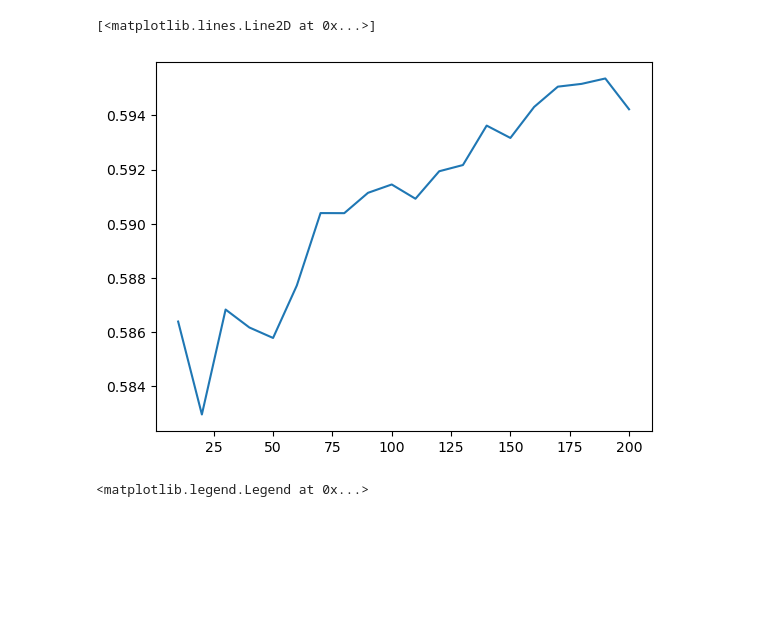
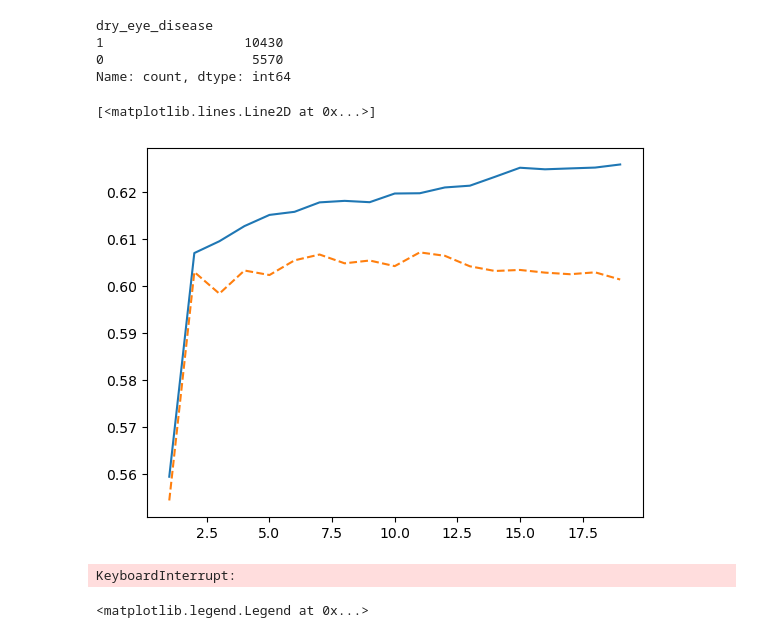
Before and after one commit to debanjan-cosmo/Erdos_Data_Science_Project_2025, a Jupyter notebook: 05_Random_Forest.ipynb, the cells around one changed output. Saved outputs shown, nothing was run; the diff lists cells and outputs as text; code cells hidden in the pictures; blank space fills up the shorter version.

```diff
--- a/05_Random_Forest.ipynb
+++ b/05_Random_Forest.ipynb
@@ -74,11 +76,11 @@ for col in categorical_columns:
 
 print(df.columns.tolist())
 
-#omit_cols = ['blood_pressure', 'systolic', 'diastolic']
-omit_cols = ['blood_pressure', 'systolic', 'diastolic', 'medical_issue',\
-    'stress_level', 'ongoing_medication', 'age', 'smart_device_before_bed',\
-        'blue-light_filter', 'daily_steps', 'sleep_quality', 'smoking',\
-            'sleep_duration', 'feel_sleepy_during_day', 'heart_rate', 'height']
+omit_cols = ['blood_pressure', 'systolic', 'diastolic']
+# omit_cols = ['blood_pressure', 'systolic', 'diastolic', 'medical_issue',\
+#     'stress_level', 'ongoing_medication', 'age', 'smart_device_before_bed',\
+#         'blue-light_filter', 'daily_steps', 'sleep_quality', 'smoking',\
+#             'sleep_duration', 'feel_sleepy_during_day', 'heart_rate', 'height']
 df = df.drop(columns=omit_cols)
 # %% [output]
 Types of variables in bp_category: 3
@@ -110,24 +112,35 @@ X = df.drop(columns=target_cols)
 X_train, X_test, y_train, y_test = train_test_split(
     X, y, test_size=0.2, random_state=42, stratify=y
 )
+# %%
+y_train.value_counts()
+# %% [output]
+dry_eye_disease
+1                  10430
+0                   5570
+Name: count, dtype: int64
 # %%
 scores = []
 
-for n in range(10, 201, 10):
-    rf = RandomForestClassifier(n_estimators=n, random_state=1)
+for n in range(1, 20):
+    rf = RandomForestClassifier(n_estimators=n, max_depth=4, min_samples_leaf=5, random_state=306)
     rf.fit(X_train, y_train)
 
-    y_pred = rf.predict_proba(X_test)[:, 1]
-    auc = roc_auc_score(y_test, y_pred)
+    y_pred_test = rf.predict_proba(X_test)[:, 1]
+    auc_test = roc_auc_score(y_test, y_pred_test)
 
-    scores.append((n, auc))
+    y_pred = rf.predict_proba(X_train)[:, 1]
+    auc = roc_auc_score(y_train, y_pred)
+
+    scores.append((n, auc, auc_test))
 # %%
-df_scores = pd.DataFrame(scores, columns=['n_estimators', 'auc'])
+df_scores = pd.DataFrame(scores, columns=['n_estimators', 'auc', 'auc_test'])
 # %%
 plt.plot(df_scores.n_estimators, df_scores.auc)
+plt.plot(df_scores.n_estimators, df_scores.auc_test, '--')
 # %% [output]
 [<matplotlib.lines.Line2D at 0x...>]
-[figure, old version]
+[figure, new version]
 # %%
 scores = []
 
@@ -142,6 +155,8 @@ for d in [5, 10, 15]:
         auc = roc_auc_score(y_test, y_pred)
 
         scores.append((d, n, auc))
+# %% [output]
+KeyboardInterrupt:
 # %%
 columns = ['max_depth', 'n_estimators', 'auc']
 df_scores = pd.DataFrame(scores, columns=columns)
```
Also changed, not shown: parts of 10 cells of this notebook, 3 other files.
